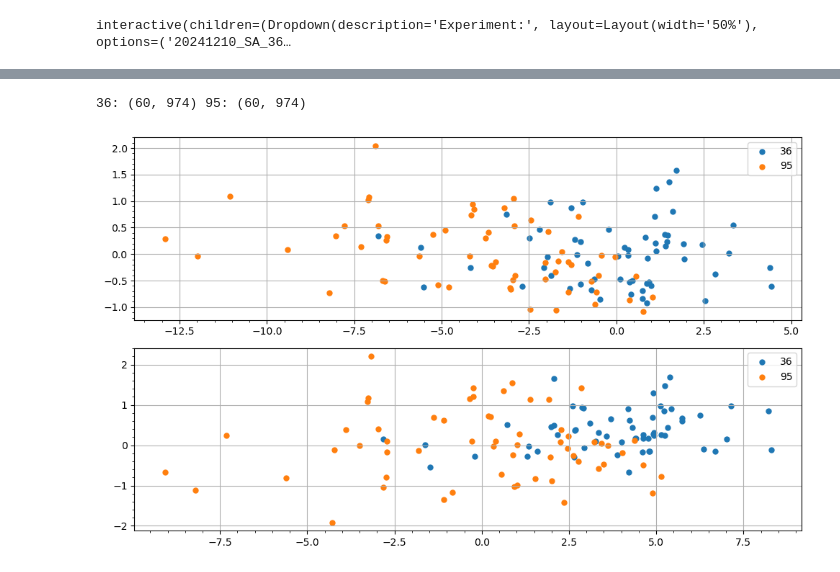
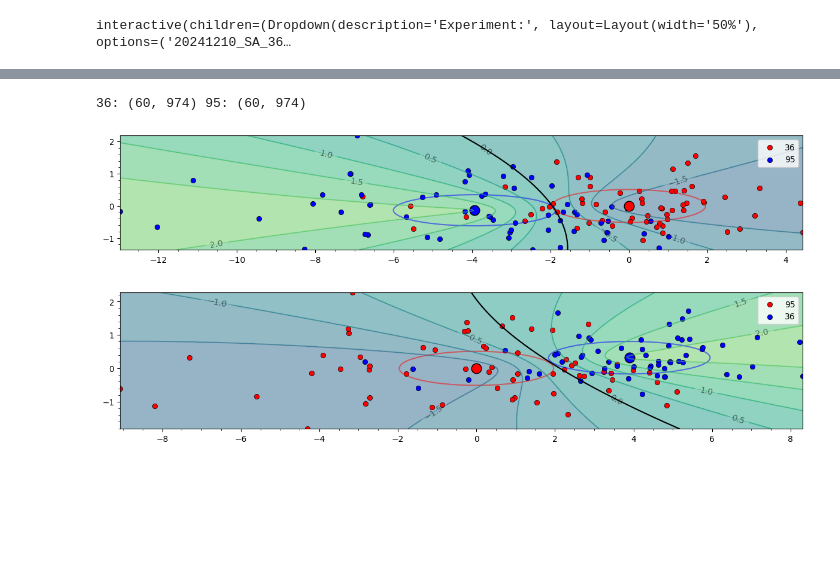
Before and after one commit to intellimath/irsa, a Jupyter notebook: examples/load_spectra.ipynb, the cells around one changed output, grey strips where cells are left out. Saved outputs shown, nothing was run; the diff lists cells and outputs as text; code cells hidden in the pictures; blank space fills up the shorter version.

```diff
--- a/examples/load_spectra.ipynb
+++ b/examples/load_spectra.ipynb
@@ -53,8 +53,8 @@ print(sys.version)
 # %%
 # path = f"/home/intellimath/repos/spectra/bacteria1024"
 # path = f"/home/intellimath/repos/spectra/bacteria250310"
-path = f"/home/intellimath/repos/spectra/mechanical_lysis"
-# path = f"/home/intellimath/repos/spectra/thermal_lysis"
-options = {}
-dd = {}
-widgets.load_spectras(path, dd, options)
+# path = f"/home/intellimath/repos/spectra/mechanical_lysis"
+path = f"/home/intellimath/repos/spectra/thermal_lysis"
+# options = {}
+# dd = {}
+# widgets.load_spectras(path, dd, options)
@@ -66,6 +61,6 @@ Box(children=(VBox(children=(Label(value='дата:', style=LabelStyle(font_size
 # %%
 # dd = io.load_spectras(path, {"вид_бактерий":"STR", "отсечки_по_молекулярной_массе":"less30more10"})
-# dd = io.load_spectras(path, {"штамм_бактерий":["36", "95"]})
+dd = io.load_spectras(path, {"штамм_бактерий":["36", "95"]})
 # dd = io.load_spectras(path, {})
 print(list(dd.keys()))
 
@@ -251,80 +241,22 @@ interactive(children=(Dropdown(description='Experiment:', layout=Layout(width='5
 #     plt.show()
 # %%
 from mlgrad.pca import location, find_pc_all, find_pc_l1_all, find_pc_smoothed_all
+from irsa.analytics.pca import pca_compare_2d
 
 ys36 = np.concatenate(
     tuple(d2.select_y_by_attr_value("штамм_бактерий", "36")), axis=0)
 ys95 = np.concatenate(
     tuple(d2.select_y_by_attr_value("штамм_бактерий", "95")), axis=0)
 
 print("36:", ys36.shape, "95:", ys95.shape)
 
-c36 = location(ys36)
-as36, ls36, us36 = find_pc_all(ys36 - c36, 2, verbose=0)
-us36 = (ys36-c36) @ as36.T
-us36_95 = (ys95-c36) @ as36.T
-# S36 = np.linalg.inv(us36 @ us36.T)
+pca_compare_2d(ys36, ys95, "36", "95")
 
-def dist(S, X):
-    return np.sqrt([((S@x)@x) for x in X])
-
-# plt.figure(figsize=(10,6))
-us36_01 = us36[:,0:2]
-S36_01 = np.linalg.inv(us36_01.T @ us36_01)
-# plt.scatter(us36_01[:,0], us36_01[:,1], c='r', label="36")
-# plots.plot_contour(partial(dist, S36_01),
-#                    (-12,8),
-#                    (-5,5),
-#                    colors='r',
-#                    levels=[0.3]
-#                   )
-us36_95_01 = us36_95[:,0:2]
-# plt.scatter(us36_95_01[:,0], us36_95_01[:,1], c='b', label="95")
-
-c36_95_01 = location(us36_95_01)
-as36_95_01, as36_95_01, uu36_95_01 = find_pc_all(us36_95_01 - c36_95_01, 2, verbose=0)
-
-
-S36_95_01 = np.linalg.inv(uu36_95_01.T @ uu36_95_01)
-# plots.plot_contour(partial(dist, S36_95_01),
-#                    (-12,8),
-#                    (-5,5),
-#                    colors='b',
-#                    levels=[0.3]
-#                   )
-# plt.legend()
-# plt.show()
-
-c95 = location(ys95)
-as95, ls95, us95 = find_pc_all(ys95 - c95, 3, verbose=0)
-us95_s36 = (ys36-c95) @ as95.T
-S95 = np.linalg.inv(us95 @ us95.T)
-
-# plt.figure(figsize=(10,6))
-# plt.plot(ls36, marker='o', label="36")
-# plt.plot(ls95, marker='o', label="95")
-# plt.minorticks_on()
-# plt.grid(1)
-# plt.show()
-
-plt.figure(figsize=(10,6))
-plt.subplot(2,1,1)
-plt.scatter((ys36-c36) @ as36[0], (ys36-c36) @ as36[1], s=25, label="36")
-plt.scatter((ys95-c36) @ as36[0], (ys95-c36) @ as36[1], s=25, label="95")
-plt.minorticks_on()
-plt.grid(1)
-plt.legend()
-plt.subplot(2,1,2)
-plt.scatter((ys36-c95) @ as95[0], (ys36-c95) @ as95[1], s=25, label="36")
-plt.scatter((ys95-c95) @ as95[0], (ys95-c95) @ as95[1], s=25, label="95")
-plt.minorticks_on()
-plt.grid(1)
-plt.tight_layout()
-plt.legend()
-plt.show()
+pca_compare_2d(ys95, ys36, "95", "36")
 # %% [output]
 36: (60, 974) 95: (60, 974)
-[figure, old version]
+[figure, new version]
+[figure, added]
 # %%
 from mlgrad.af import averaging_function
 from mlgrad.pca import robust_location, find_robust_pc_all
```
Also changed, not shown: parts of 11 cells of this notebook, 5 other files.
